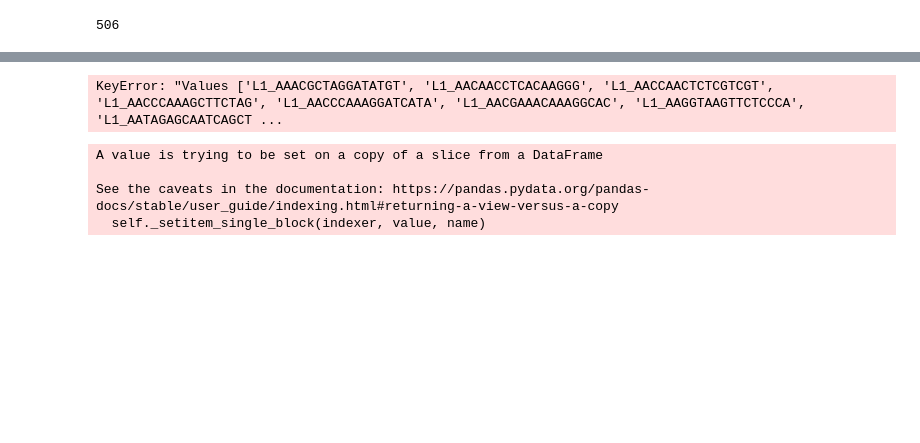
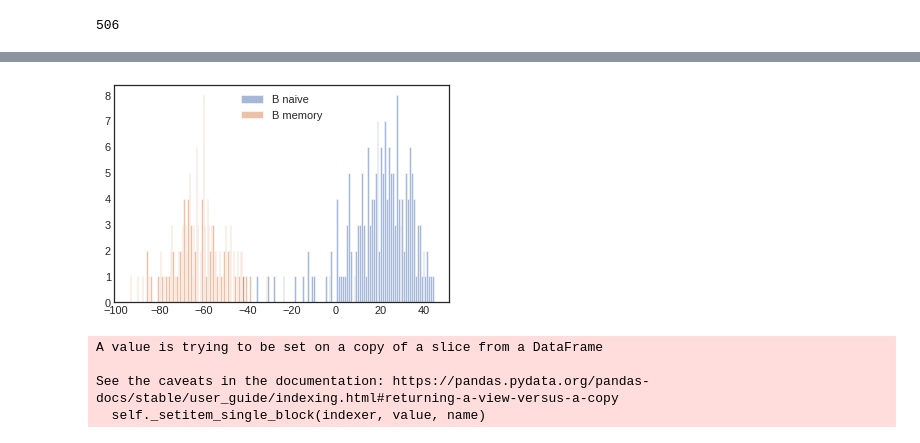
Before and after one commit to xinzhu-email/CITE-pool, a Jupyter notebook: AnalysisTutorial_.ipynb, the cells around one changed output, grey strips where cells are left out. Cells and saved outputs as stored; diff of their text form; code cells hidden in the pictures; blank space fills up the shorter version.

```diff
--- a/AnalysisTutorial_.ipynb
+++ b/AnalysisTutorial_.ipynb
@@ -219,27 +250,41 @@ plt.show()
 # %%
 import scanpy as sc
-rnadata = sc.read_h5ad('../SeuratV4/subdata/4_33_RNA.h5ad')
+id='7_5/_rna_0'
+f = open('../output/'+id+'/tree_retrain.pickle','rb')
+tree = pickle.load(f)
+w0 = tree.left.right.artificial_w
+
+id='7_5/_rna_4'
+f = open('../output/'+id+'/tree.pickle','rb')
+tree = pickle.load(f)
+f.close()
+traversal = BTreeTraversal(tree)
+nodeID = 4
+node = traversal.get_node(nodeID)
+
+rnadata = sc.read_h5ad('../SeuratV4/subdata/4_5/t0p4_RNA.h5ad')
+rnadata =rnadata[node.indices,:]
 # rnadata = sc.read_h5ad('../data/4tumor/subdata/RNA_'+id+'.h5ad')
 rnadata.var_names_make_unique()
 sc.pp.normalize_total(rnadata, target_sum=1e4)
 sc.pp.log1p(rnadata)
-nodeID = 8
-node = traversal.get_node(nodeID)
-x = np.dot(rnadata[node.left_indices,node.artificial_w.index].X.toarray(),node.artificial_w)
-y = np.dot(rnadata[node.right_indices,node.artificial_w.index].X.toarray(),node.artificial_w)
+x = np.dot(rnadata[rnadata.obs['label_l2']=='B naive',w0.index].X.toarray(),w0.T)
+y = np.dot(rnadata[rnadata.obs['label_l2']=='B memory',w0.index].X.toarray(),w0.T)
+# x = np.dot(rnadata[node.left_indices,node.artificial_w.index].X.toarray(),node.artificial_w)
+# y = np.dot(rnadata[node.right_indices,node.artificial_w.index].X.toarray(),node.artificial_w)
 # x = np.dot(rnadata[node.left_indices,node.artificial_w.index].X.toarray(),w0.T)
 # y = np.dot(rnadata[node.right_indices,node.artificial_w.index].X.toarray(),w0.T)
 # z = np.dot(rnadata[traversal.get_node(6).indices,node.artificial_w.index].X.toarray(),node.artificial_w)
 
 
-plt.hist(x,bins=100,alpha=0.5,label='CD3-')
-plt.hist(y,bins=100,alpha=0.5,label='CD3+')
+plt.hist(x,bins=100,alpha=0.5,label='B naive')
+plt.hist(y,bins=100,alpha=0.5,label='B memory')
 # plt.hist(z,bins=100,alpha=0.5,label='CD14 Mono')
 
 plt.legend()
 plt.show()
 # %% [output]
-KeyError: "Values ['L1_AAACGCTAGGATATGT', 'L1_AACAACCTCACAAGGG', 'L1_AACCAACTCTCGTCGT', 'L1_AACCCAAAGCTTCTAG', 'L1_AACCCAAAGGATCATA', 'L1_AACGAAACAAAGGCAC', 'L1_AAGGTAAGTTCTCCCA', 'L1_AATAGAGCAATCAGCT ...
+[figure, added]
 # %%
 from sklearn.discriminant_analysis import LinearDiscriminantAnalysis
 lda = LinearDiscriminantAnalysis()
```
Also changed, not shown: parts of 10 cells of this notebook, 6 other files.
